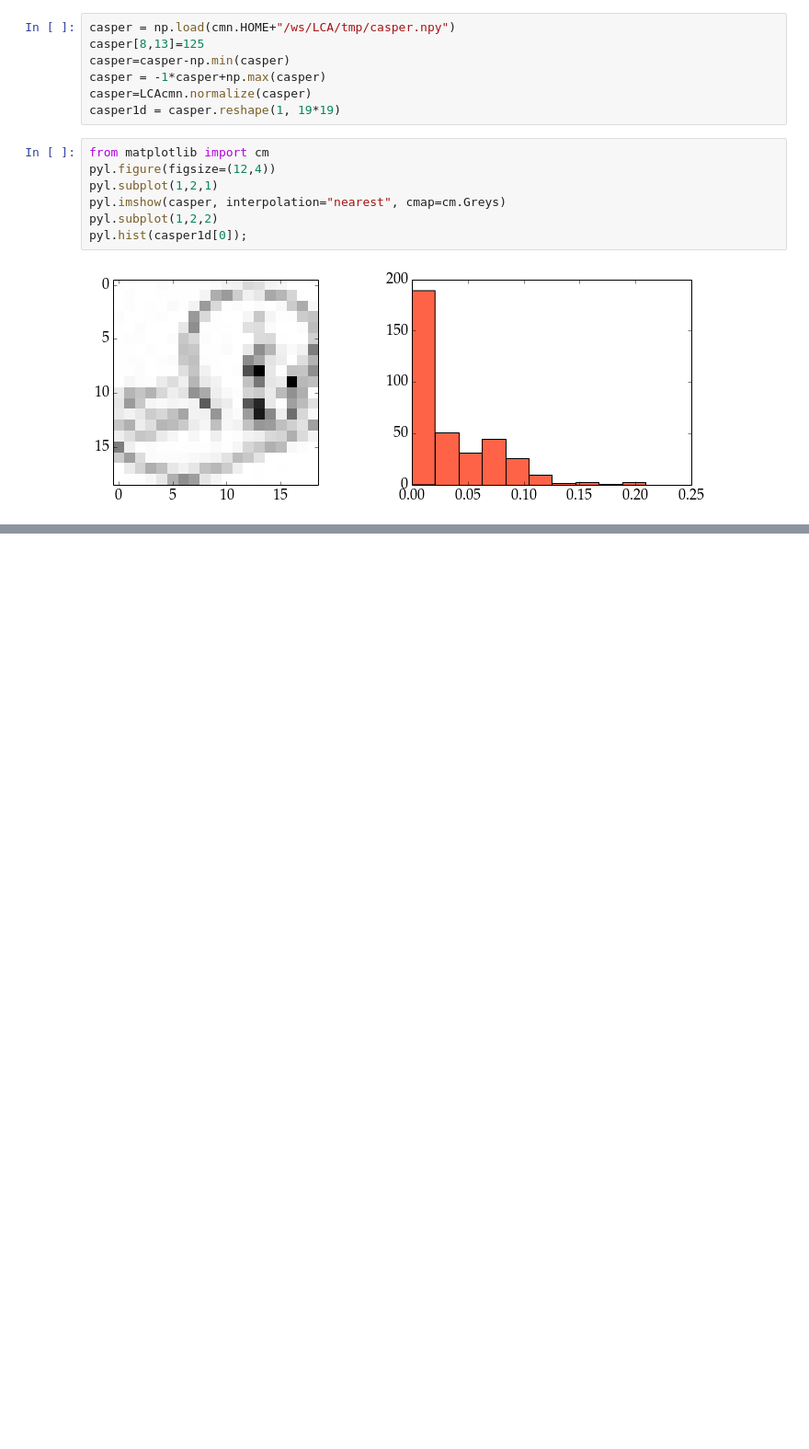
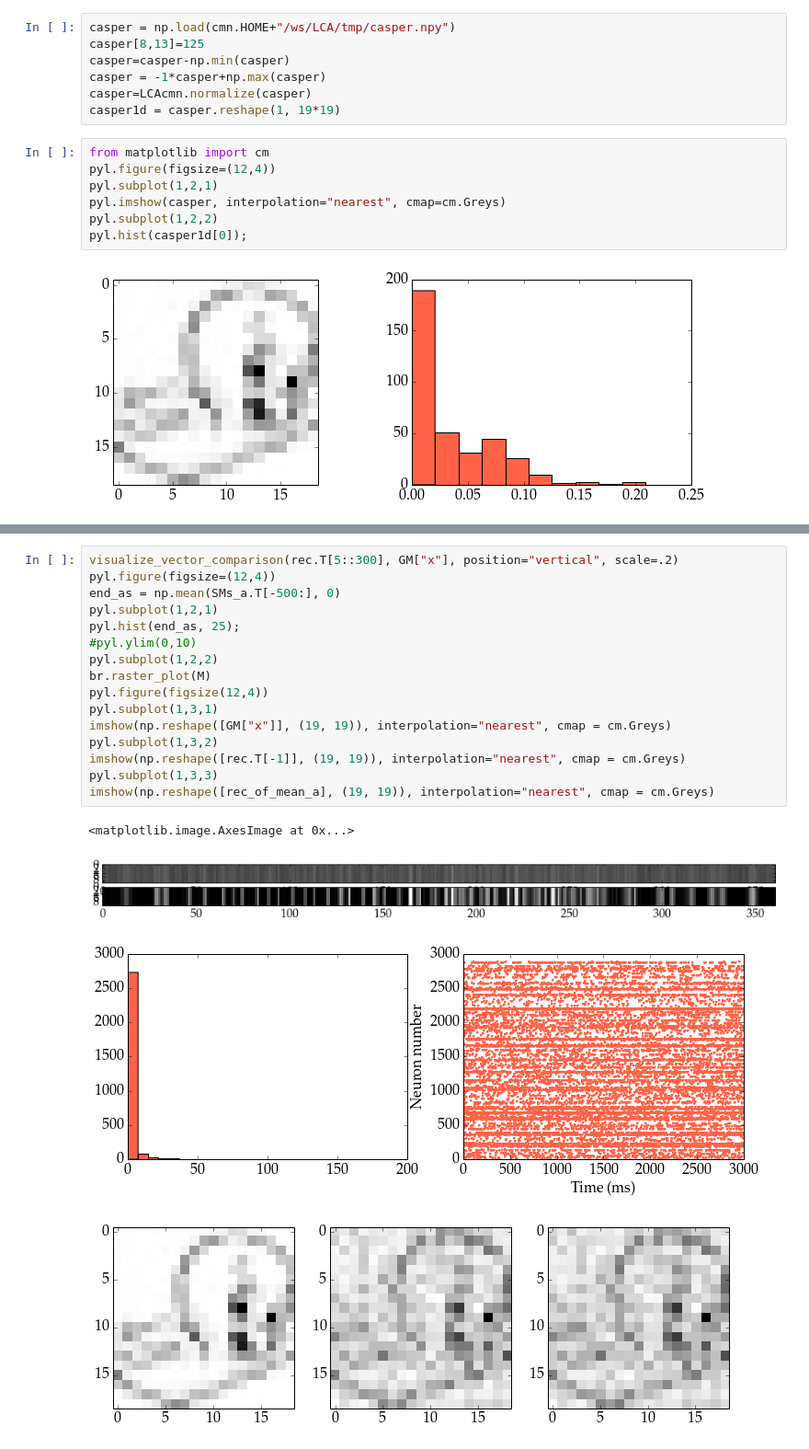
Before and after one commit to Arthas1121/SpikingLCA, a Jupyter notebook: active_nb_scripts/spiking_based5 - stochastic external input.ipynb, the cells around one changed output, grey strips where cells are left out. Shown: that part at 92% size. Drawn from its saved outputs; the diff is of its cells as text; blank space fills up the shorter version.

```diff
--- a/active_nb_scripts/spiking_based5 - stochastic external input.ipynb
+++ b/active_nb_scripts/spiking_based5 - stochastic external input.ipynb
@@ -278,0 +344,21 @@ imshow(np.reshape([rec.T[-1]], (19, 19)), interpolation="nearest", cmap = cm.Gre
+# %%
+visualize_vector_comparison(rec.T[5::300], GM["x"], position="vertical", scale=.2)
+pyl.figure(figsize=(12,4))
+end_as = np.mean(SMs_a.T[-500:], 0)
+pyl.subplot(1,2,1)
+pyl.hist(end_as, 25);
+#pyl.ylim(0,10)
+pyl.subplot(1,2,2)
+br.raster_plot(M)
+pyl.figure(figsize(12,4))
+pyl.subplot(1,3,1)
+imshow(np.reshape([GM["x"]], (19, 19)), interpolation="nearest", cmap = cm.Greys)
+pyl.subplot(1,3,2)
+imshow(np.reshape([rec.T[-1]], (19, 19)), interpolation="nearest", cmap = cm.Greys)
+pyl.subplot(1,3,3)
+imshow(np.reshape([rec_of_mean_a], (19, 19)), interpolation="nearest", cmap = cm.Greys)
+# %% [output]
+<matplotlib.image.AxesImage at 0x...>
+[figure, added]
+[figure, added]
+[figure, added]
```
Also changed, not shown: parts of 8 cells of this notebook.
